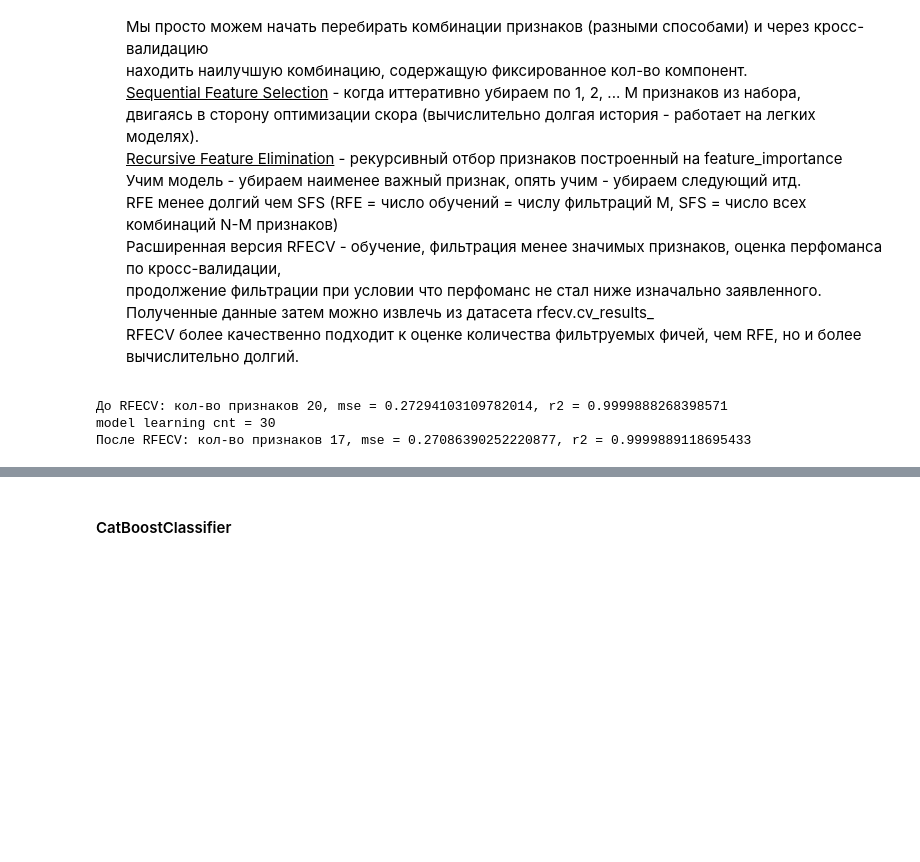
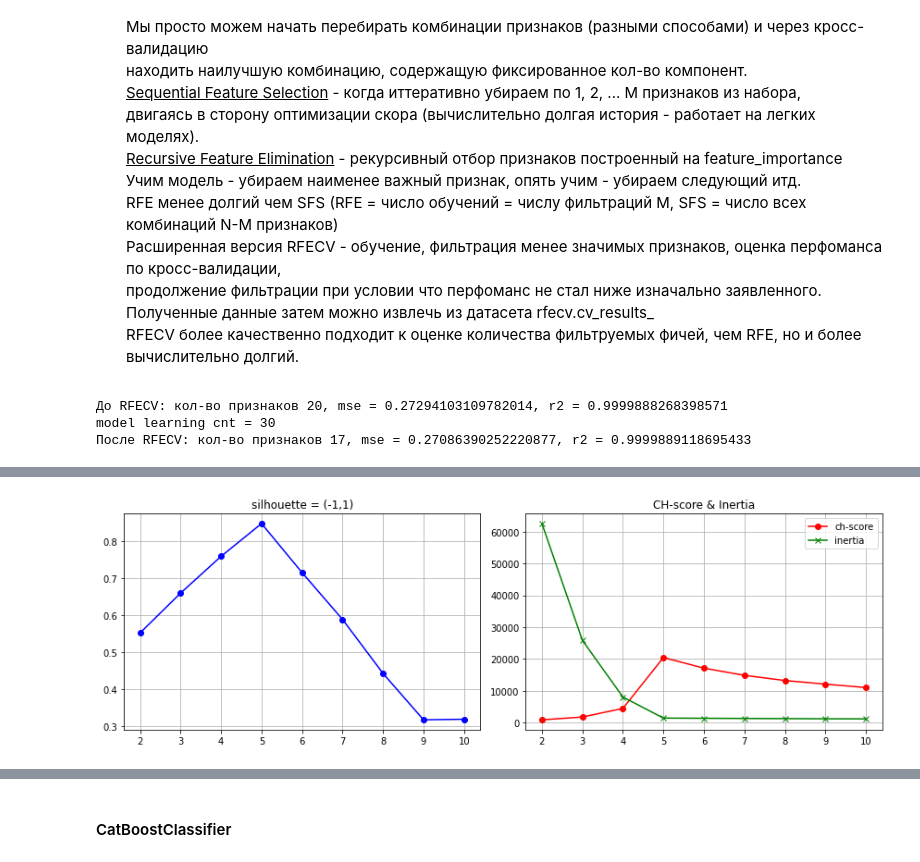
Before and after one commit to gavrevnik/analytics_tools, a Jupyter notebook: ML.ipynb, the cells around one changed output, grey strips where cells are left out. Drawn from its saved outputs; the diff is of its cells as text; code cells hidden in the pictures; blank space fills up the shorter version.

```diff
--- a/ML.ipynb
+++ b/ML.ipynb
@@ -1086,0 +1230,28 @@ model learning cnt = 30
+# %%
+# ПРИМЕР K-MEANS
+# генерируем данные с кластерами и фичами
+X, _ = make_blobs(n_samples=1000, n_features=4, centers=5, cluster_std=0.60, random_state=0)
+
+sh_list, ch_list, inertia = [], [], []
+cl_range = [2,3,4,5,6,7,8,9,10]
+for n_cl in cl_range:
+
+    _, metrics = ml.find_clusters(X, method='kmeans', n_clusters=n_cl)
+    sh_list.append(metrics['silhouette'])
+    ch_list.append(metrics['ch_score'])
+    inertia.append(metrics['inertia'])
+
+fig, (ax1, ax2) = plt.subplots(1, 2, figsize=(12, 4))
+
+ax1.plot(cl_range, sh_list, marker='o', color='b')
+ax1.set_title("silhouette = (-1,1)")
+
+ax2.plot(cl_range, ch_list, marker='o', color='r')
+ax2.plot(cl_range, inertia, marker='x', color='g')
+ax2.set_title("CH-score & Inertia")
+ax2.legend(['ch-score', 'inertia'])
+
+plt.tight_layout()
+ax1.grid(); ax2.grid(); plt.show()
+# %% [output]
+[figure, added]
```
Also changed, not shown: parts of 7 cells of this notebook, 5 other files.
